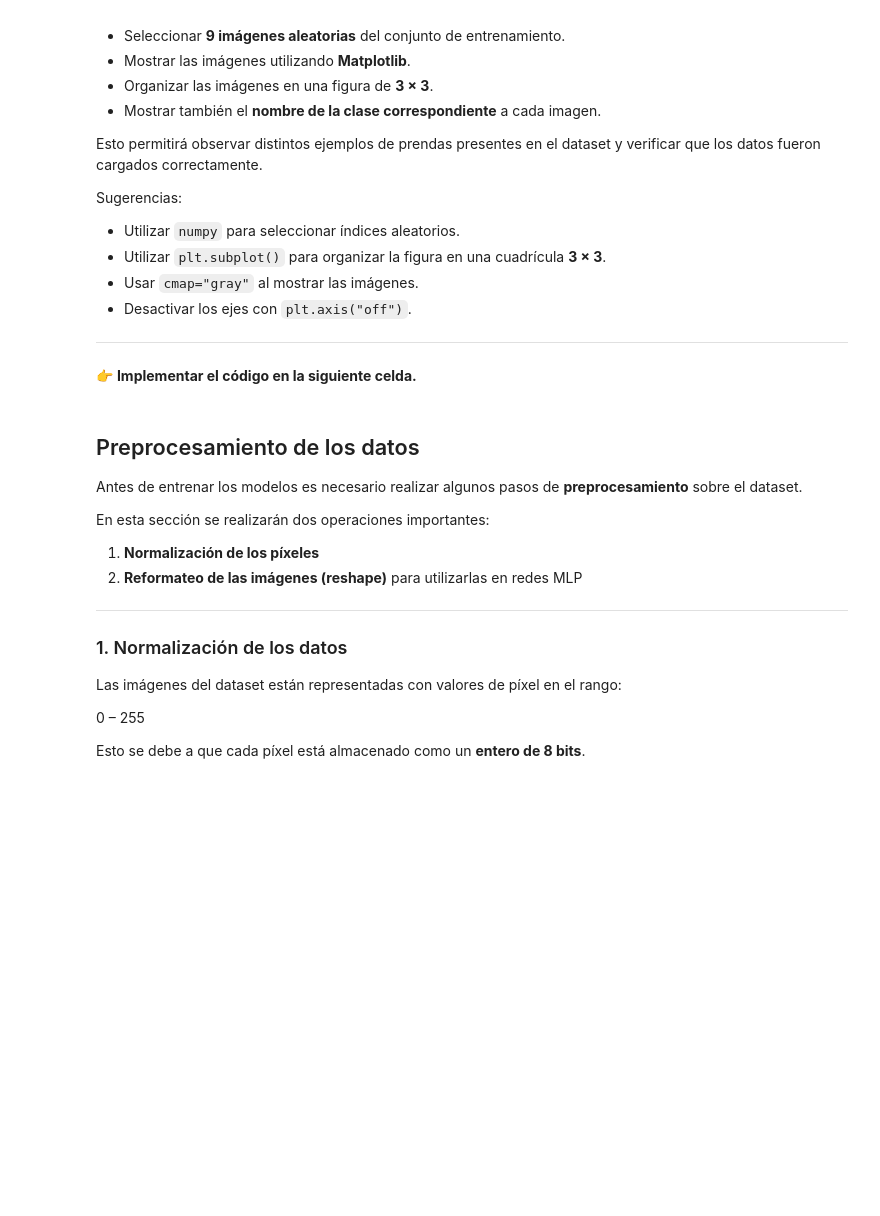
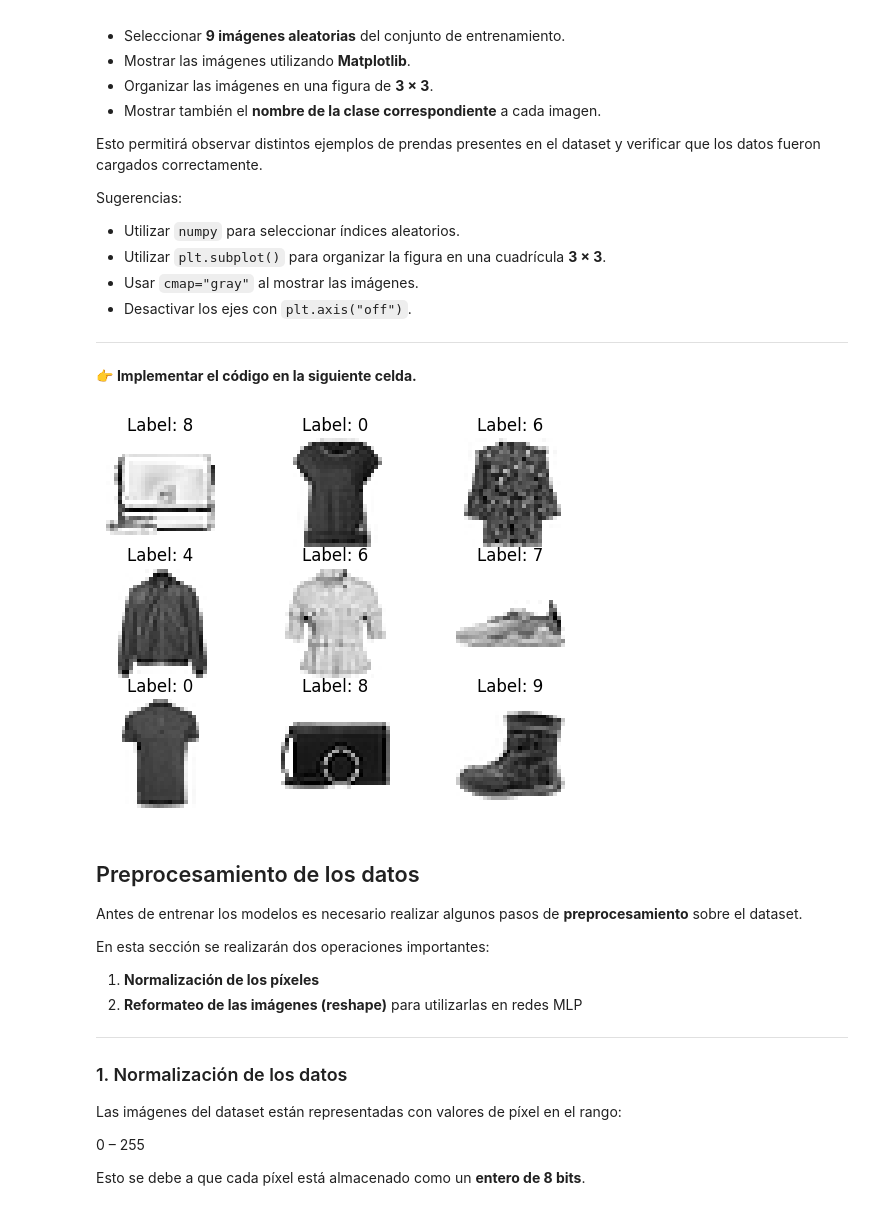
Before and after one commit to larenwell/ai-dl-tensorflow-specialization-fabricum-pucp, a Jupyter notebook: tarea_2/Tarea2-Notebook_v3.ipynb, the cells around one changed output. Cells and saved outputs as stored; diff of their text form; code cells hidden in the pictures; blank space fills up the shorter version.

```diff
--- a/tarea_2/Tarea2-Notebook_v3.ipynb
+++ b/tarea_2/Tarea2-Notebook_v3.ipynb
@@ -128,6 +135,17 @@ Sugerencias:
 ---
 
 👉 **Implementar el código en la siguiente celda.**
+# %%
+plt.figure()
+for i in range(9):
+    index = random.randint(0, len(X_train))
+    plt.subplot(3,3,i+1)
+    plt.imshow(X_train[index], cmap=plt.cm.binary)
+    plt.title(f"Label: {y_train[index]}")
+    plt.axis('off')
+plt.show()
+# %% [output]
+[figure, added]
 # %% [markdown]
 ## Preprocesamiento de los datos
 
```
Also changed, not shown: parts of 29 cells of this notebook.
